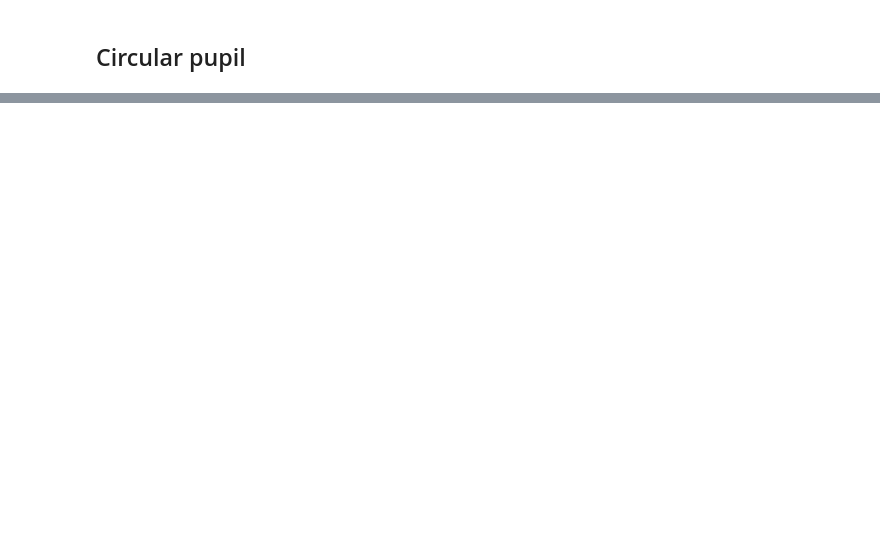
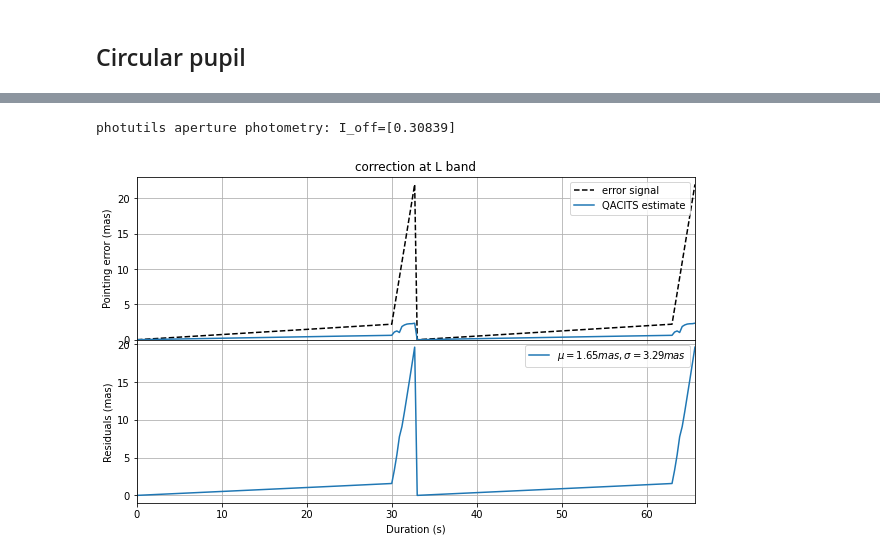
Before and after one commit to vortex-exoplanet/HEEPS, a Jupyter notebook: tools/qacits/qacits_psfs.ipynb, the cells around one changed output, grey strips where cells are left out. Cells and saved outputs as stored; diff of their text form; code cells hidden in the pictures; blank space fills up the shorter version.

```diff
--- a/tools/qacits/qacits_psfs.ipynb
+++ b/tools/qacits/qacits_psfs.ipynb
@@ -284,0 +226,5 @@ def plot_rms_mag(conf, psf, psfs, tt_lamD):
+# %%
+calib_qacits_params(default_params, conf, psf, psfs, tt_lamD);
+# %% [output]
+photutils aperture photometry: I_off=[0.30839]
+[figure, added]
```
Also changed, not shown: parts of 16 cells of this notebook, 3 other files.
